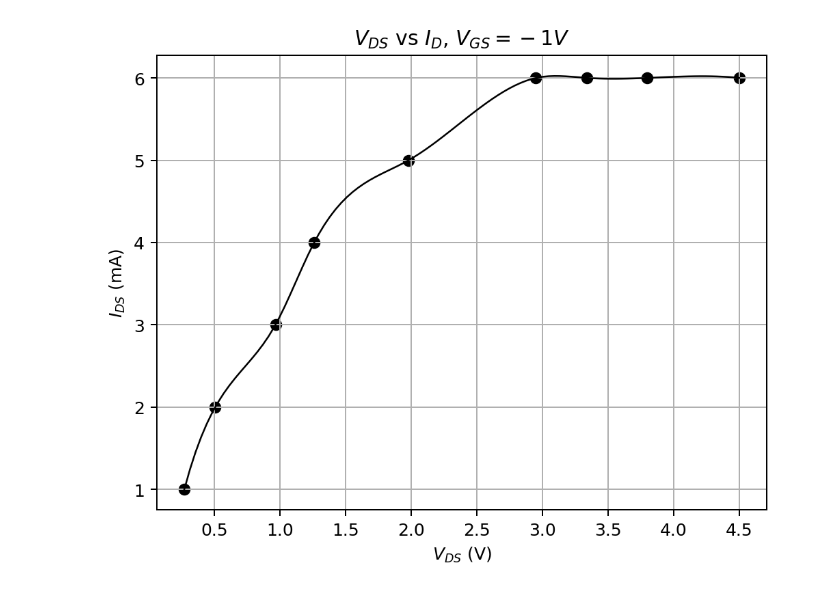
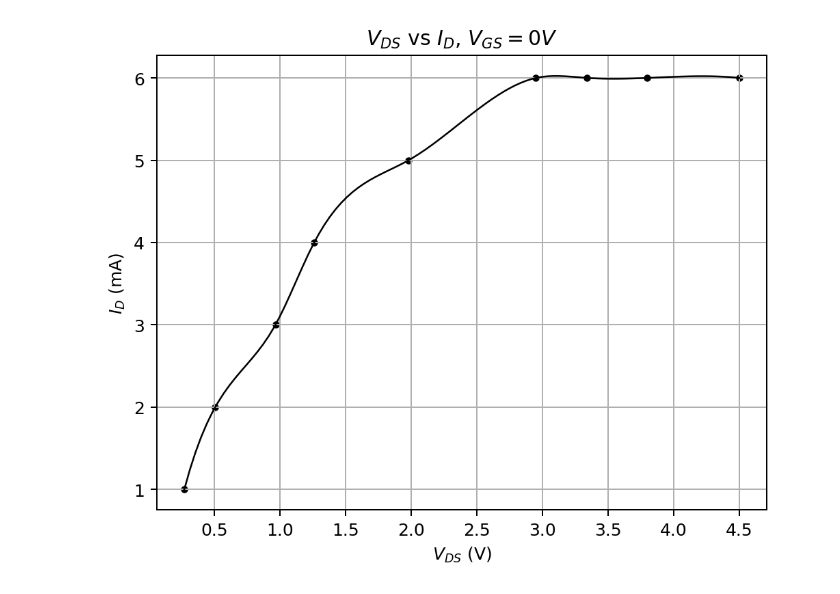
Before and after one commit to Rally0078/LabExperiments, a Jupyter notebook: JFET/jfet.ipynb, the cells around one changed output. Cells and saved outputs as stored; diff of their text form; code cells hidden in the pictures.

```diff
--- a/JFET/jfet.ipynb
+++ b/JFET/jfet.ipynb
@@ -4,26 +4,26 @@ import pandas as pd
 import numpy as np
 from scipy.interpolate import make_interp_spline
 # %%
-df = pd.read_csv('ip.csv')
+df1 = pd.read_csv('ip.csv')
 
 fig, ax = plt.subplots(1,1,dpi=180)
 ax.set_xlabel(r'$V_{DS}$ (V)')
-ax.set_ylabel(r'$I_{DS}$ (mA)')
-ax.set_title(r'$V_{DS}$ vs $I_{D}$, $V_{GS} = -1V$')
+ax.set_ylabel(r'$I_{D}$ (mA)')
+ax.set_title(r'$V_{DS}$ vs $I_{D}$, $V_{GS} = 0V$')
 ax.grid()
-x_clean = df['vgs0'].dropna()
-y_clean = df['igs0'].dropna()
+x_clean = df1['vgs0'].dropna()
+y_clean = df1['igs0'].dropna()
 X_Y_Spline = make_interp_spline(x_clean, y_clean)
-x = np.linspace(df['vgs0'].min(), df['vgs0'].max(), 100)
+x = np.linspace(df1['vgs0'].min(), df1['vgs0'].max(), 100)
 y = X_Y_Spline(x)
 ax.set_xticks(np.linspace(0,5,11))
 ax.plot(x,y, linewidth=1, color='k')
-ax.scatter(df['vgs0'], df['igs0'], color='k', marker='o')
-fig.savefig('vgs0.jpeg')
+ax.scatter(df1['vgs0'], df1['igs0'], color='k', marker='o', sizes=[10])
+fig.savefig('vgs0.jpeg', bbox_inches="tight")
 plt.show()
 plt.close()
 # %% [output]
-[figure, old version]
+[figure, new version]
 # %%
 fig, ax = plt.subplots(1,1,dpi=180)
 ax.set_xlabel(r'$V_{DS}$ (V)')
```
Also changed, not shown: parts of 4 cells of this notebook, 5 other files.
